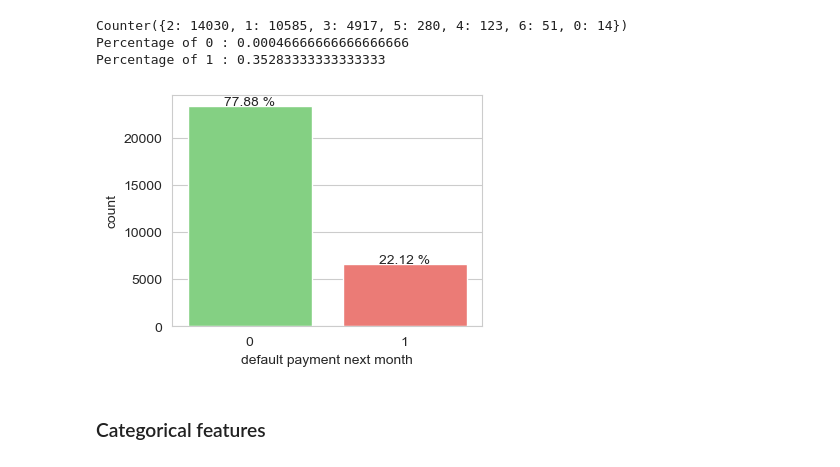
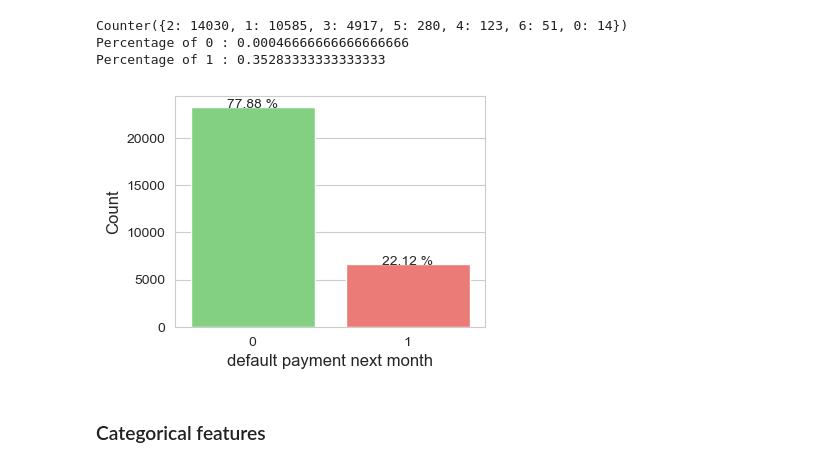
Before and after one commit to francescodisalvo05/credit-card-default, a Jupyter notebook: notebooks/EDA.ipynb, the cells around one changed output. Saved outputs shown, nothing was run; the diff lists cells and outputs as text; code cells hidden in the pictures.

```diff
--- a/notebooks/EDA.ipynb
+++ b/notebooks/EDA.ipynb
@@ -107,22 +107,24 @@ Percentage of 1 : 0.35283333333333333
 # %%
 plt.figure(figsize=(4,3))
 graph_target = sns.countplot(x="default payment next month", data=df, palette=['#77DD76','#FF6962'])
 
 i=0
 for p in graph_target.patches:
     height = p.get_height()
 
     percentage = round(100 * df["default payment next month"].value_counts()[i] / len(df),2)
 
     str_plot = f'{percentage} %'
 
     graph_target.text(p.get_x()+p.get_width()/2., height - 100, str_plot, ha="center")
     i += 1
 
 plt.savefig('../images/02-count_plot.svg')
+plt.xlabel('default payment next month', fontsize=12)
+plt.ylabel('Count', fontsize=12)
 plt.show()
 # %% [output]
-[figure, old version]
+[figure, new version]
 # %% [markdown]
 ### Categorical features
 # %%
```
Also changed, not shown: parts of 7 cells of this notebook.
